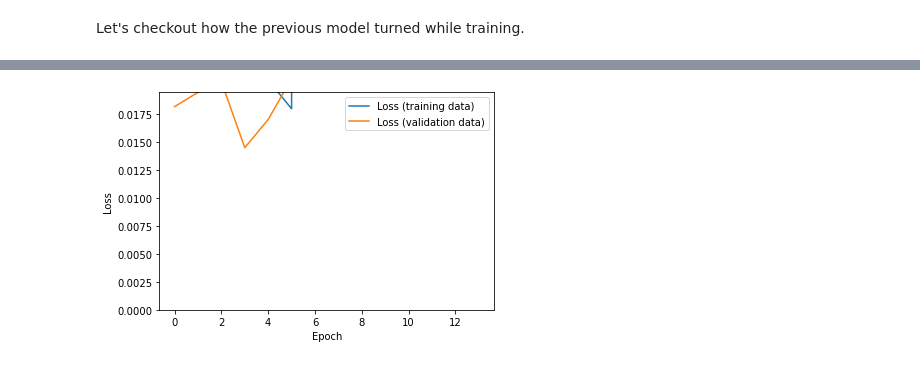
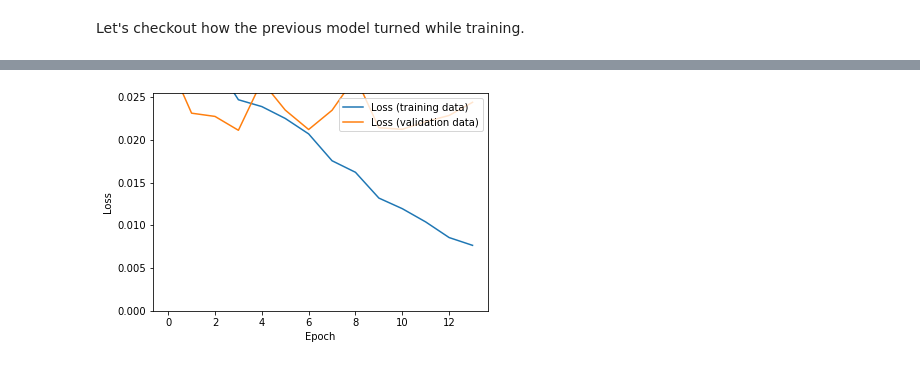
Before and after one commit to MrGeislinger/clone-driving-behavior, a Jupyter notebook: model.ipynb, the cells around one changed output, grey strips where cells are left out. Saved outputs shown, nothing was run; the diff lists cells and outputs as text; code cells hidden in the pictures.

```diff
--- a/model.ipynb
+++ b/model.ipynb
@@ -176,7 +167,7 @@ def data_generator(X, y ,batch_size=64, center_only=True, data_dir='data/'):
             fname = data_dir+img_path
             img = cv2.imread(fname[0])
             # Skip specifically for the center image (still checks left/right)
-            steer_thresh = {'left':-0.02, 'right':0.02}
+            steer_thresh = {'left':-0.015, 'right':0.005}
             drop_ratio = 0.35
             if skip_low_steering(target[0], steer_thresh, drop_ratio):
                 X_final.append(img)
@@ -190,10 +181,10 @@ def data_generator(X, y ,batch_size=64, center_only=True, data_dir='data/'):
                 # Order: center, left, right
                 # Corret left image target & add image with target to array
                 img_l = cv2.imread(fname[1])
-                target_l = adjust_offcenter_image(img, target, 0.3, 'left')
+                target_l = adjust_offcenter_image(img, target, 0.25, 'left')
                 # Corret right image target & add image with target to array
                 img_r = cv2.imread(fname[2])
-                target_r = adjust_offcenter_image(img, target, 0.3, 'right')
+                target_r = adjust_offcenter_image(img, target, 0.25, 'right')
 
                 X_final.append(img_l)
                 y_final.append(target_l[0])
@@ -397,14 +388,17 @@ Loss: 0.01
 # %%
 # Ignore the first epoch since it's typically very high compared to the rest
 plt.plot(history.history['loss'], label='Loss (training data)')
 plt.plot(history.history['val_loss'], label='Loss (validation data)')
 plt.ylabel('Loss')
 plt.xlabel('Epoch')
-plt.ylim(top=history.history['val_loss'][1], bottom=0.0)
+plt.ylim(
+    top=np.median(history.history['val_loss'])+np.std(history.history['val_loss']),
+    bottom=0.0
+)
 plt.legend(loc='upper right')
 plt.show()
 # %% [output]
-[figure, old version]
+[figure, new version]
 # %%
 model.save('model.h5')
 # %%
```
Also changed, not shown: parts of 11 cells of this notebook.
